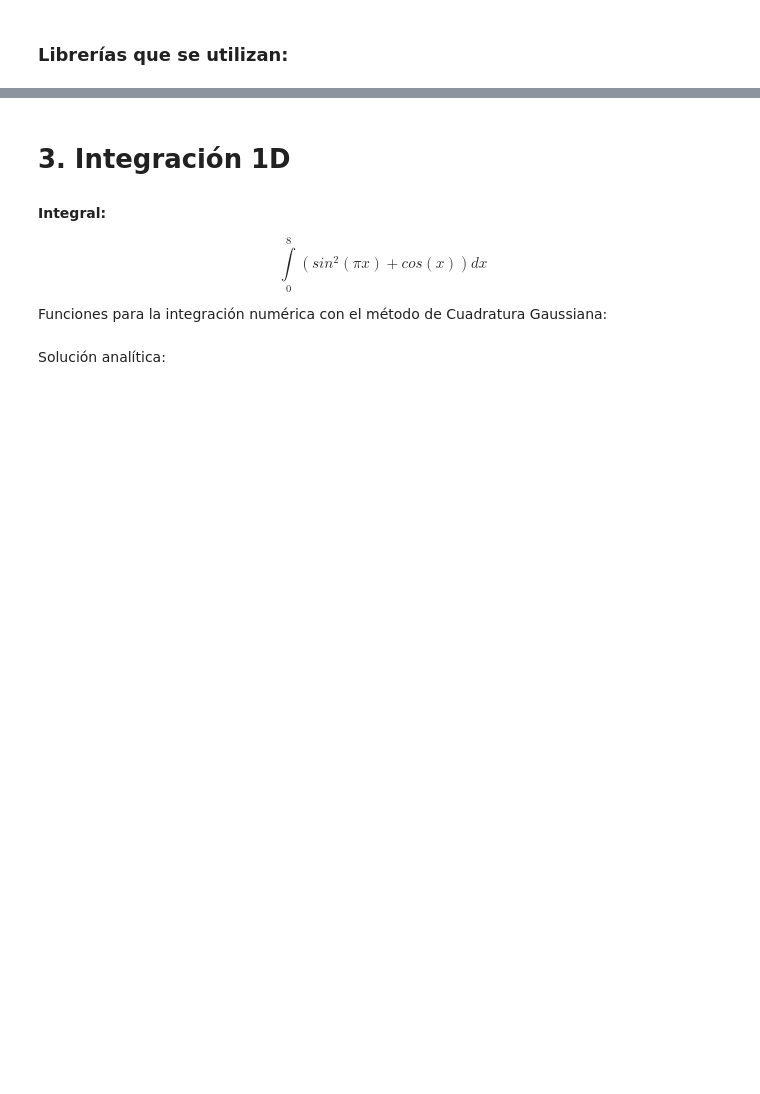
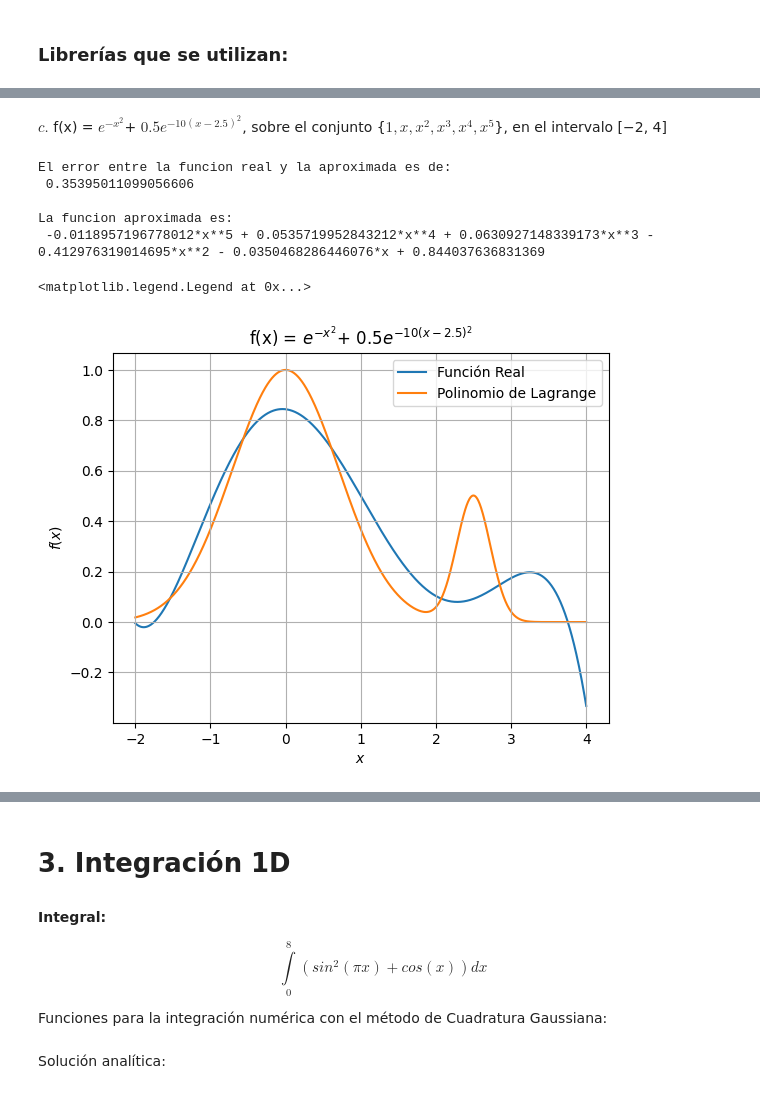
Before and after one commit to JulianSoZa/MiniProjects_NumericMethods, a Jupyter notebook: MiniProject1_GP1/main.ipynb, the cells around one changed output, grey strips where cells are left out. Saved outputs shown, nothing was run; the diff lists cells and outputs as text; code cells hidden in the pictures; blank space fills up the shorter version.

```diff
--- a/MiniProject1_GP1/main.ipynb
+++ b/MiniProject1_GP1/main.ipynb
@@ -8,0 +144,35 @@ import meshio
+# %% [markdown]
+$c.$ f(x) = $e^{−x^{2}}$+ $0.5 e^{−10(x−2.5)^{2}}$, sobre el conjunto {$1, x, x^{2}, x^{3}, x^{4}, x^{5}$}, en el intervalo [−2, 4]
+# %%
+x = sym.Symbol('x')                                                                 # Variable independiente de forma simbolica
+f = sym.exp(-x**2) + 0.5 * sym.exp(-10*(x-2.5)**2)                                  # Funcion a aproximar
+ui = [1, x, x**2, x**3, x**4, x**5]                                                 # Funciones base de aproximacion
+lim = [-2, 4]                                                                       # Rango en el que se hace la integracion
+
+A, b, fg, alp = aproximacion_num(f, ui, lim)
+
+fg                                                                                  # Funcion aproximada
+print(f"\nLa funcion aproximada es: \n {fg}\n")
+
+# GRAFICO DE LAS FUNCIONES
+xp = np.linspace(-2, 4,1000)
+fp = sym.lambdify(x,fg)(xp)
+fr = sym.lambdify(x, f)(xp)
+
+fig, ax1 = plt.subplots()
+
+ax1.plot(xp,fp, zorder=0, label="Función Real")
+ax1.plot(xp,fr, zorder=1, label="Polinomio de Lagrange")
+ax1.set_title(r"f(x) = $e^{−x^{2}}$+ $0.5 e^{−10(x−2.5)^{2}}$")
+ax1.grid()
+ax1.set_xlabel("$x$")
+ax1.set_ylabel("$f(x)$")
+ax1.legend()
+# %% [output]
+El error entre la funcion real y la aproximada es de:
+ 0.35395011099056606
+
+La funcion aproximada es:
+ -0.0118957196778012*x**5 + 0.0535719952843212*x**4 + 0.0630927148339173*x**3 - 0.412976319014695*x**2 - 0.0350468286446076*x + 0.844037636831369
+<matplotlib.legend.Legend at 0x...>
+[figure, added]
```
Also changed, not shown: parts of 13 cells of this notebook.
